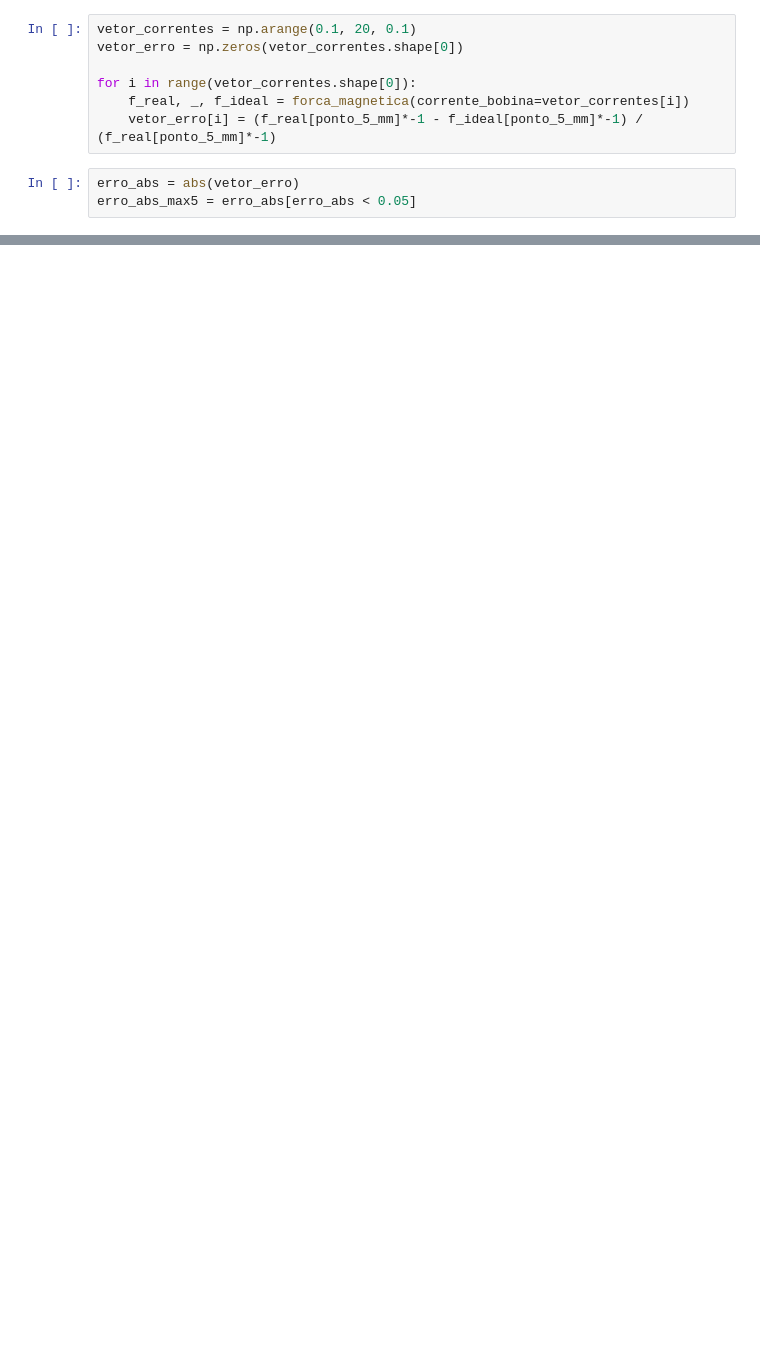
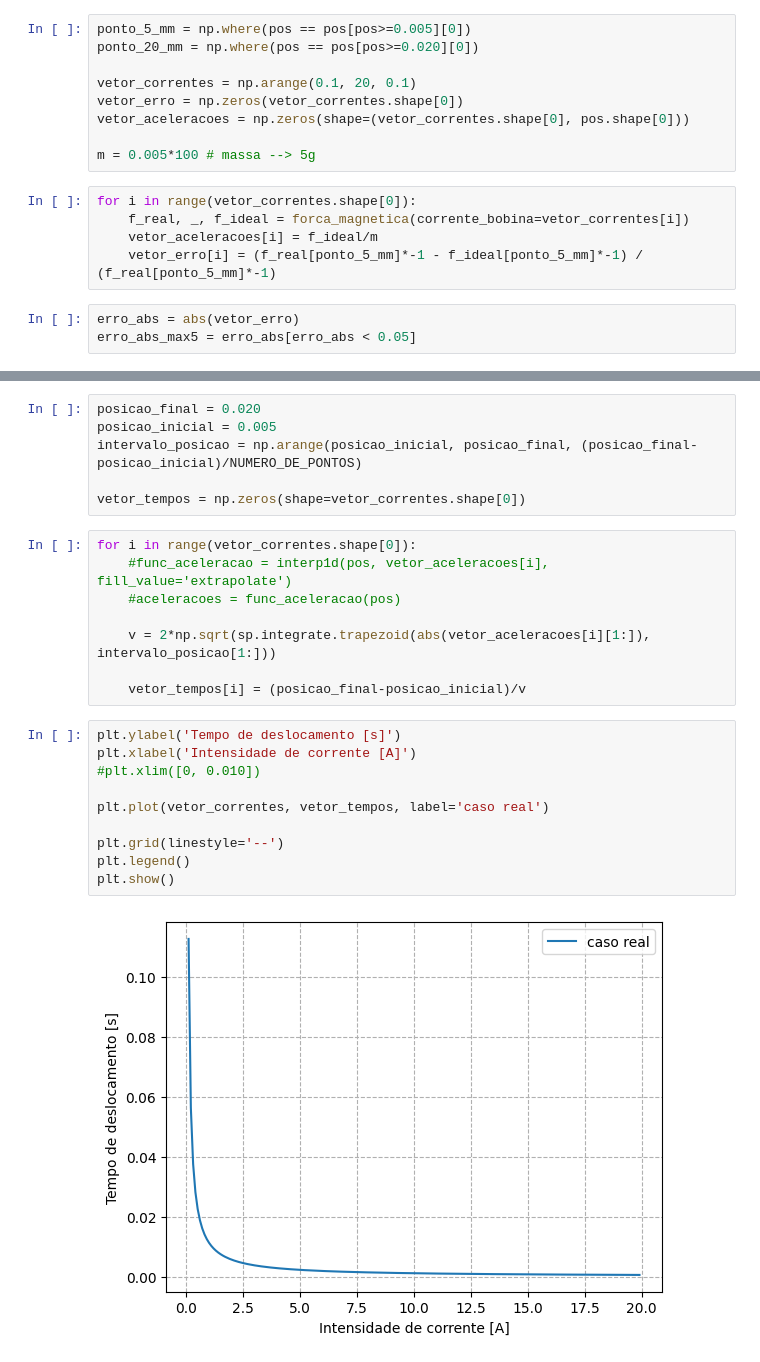
Before and after one commit to Danilo0liveira/conversao-eletromecanica, a Jupyter notebook: ex01.ipynb, the cells around one changed output, grey strips where cells are left out. Drawn from its saved outputs; the diff is of its cells as text; blank space fills up the shorter version.

Commit message:
adicionado gráfico de tempo x intensidade de corrente

```diff
--- a/ex01.ipynb
+++ b/ex01.ipynb
@@ -186,9 +189,16 @@ ponto_5_mm = np.where(pos == 0.00501)
+# %%
+ponto_5_mm = np.where(pos == pos[pos>=0.005][0])
+ponto_20_mm = np.where(pos == pos[pos>=0.020][0])
+
+vetor_correntes = np.arange(0.1, 20, 0.1)
+vetor_erro = np.zeros(vetor_correntes.shape[0])
+vetor_aceleracoes = np.zeros(shape=(vetor_correntes.shape[0], pos.shape[0]))
+
+m = 0.005*100 # massa --> 5g
 # %%
-vetor_correntes = np.arange(0.1, 20, 0.1)
-vetor_erro = np.zeros(vetor_correntes.shape[0])
-
 for i in range(vetor_correntes.shape[0]):
     f_real, _, f_ideal = forca_magnetica(corrente_bobina=vetor_correntes[i])
+    vetor_aceleracoes[i] = f_ideal/m
     vetor_erro[i] = (f_real[ponto_5_mm]*-1 - f_ideal[ponto_5_mm]*-1) / (f_real[ponto_5_mm]*-1)
 # %%
 erro_abs = abs(vetor_erro)
@@ -207,0 +218,26 @@ np.where(vetor_erro == min(abs(vetor_erro)))
+# %%
+posicao_final = 0.020
+posicao_inicial = 0.005
+intervalo_posicao = np.arange(posicao_inicial, posicao_final, (posicao_final-posicao_inicial)/NUMERO_DE_PONTOS)
+
+vetor_tempos = np.zeros(shape=vetor_correntes.shape[0])
+# %%
+for i in range(vetor_correntes.shape[0]):
+    #func_aceleracao = interp1d(pos, vetor_aceleracoes[i], fill_value='extrapolate')
+    #aceleracoes = func_aceleracao(pos)
+
+    v = 2*np.sqrt(sp.integrate.trapezoid(abs(vetor_aceleracoes[i][1:]), intervalo_posicao[1:]))
+
+    vetor_tempos[i] = (posicao_final-posicao_inicial)/v
+# %%
+plt.ylabel('Tempo de deslocamento [s]')
+plt.xlabel('Intensidade de corrente [A]')
+#plt.xlim([0, 0.010])
+
+plt.plot(vetor_correntes, vetor_tempos, label='caso real')
+
+plt.grid(linestyle='--')
+plt.legend()
+plt.show()
+# %% [output]
+[figure, added]
```
Also changed, not shown: parts of 8 cells of this notebook.
